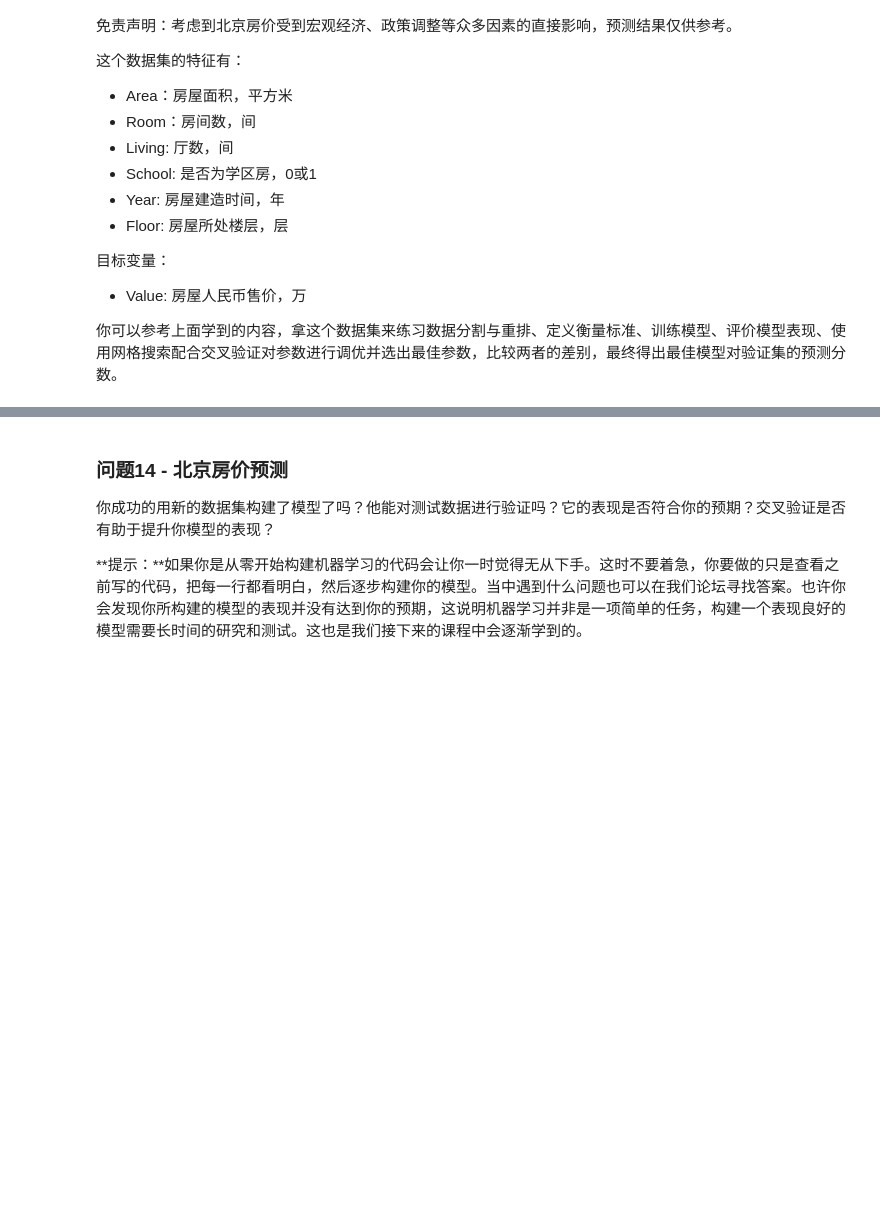
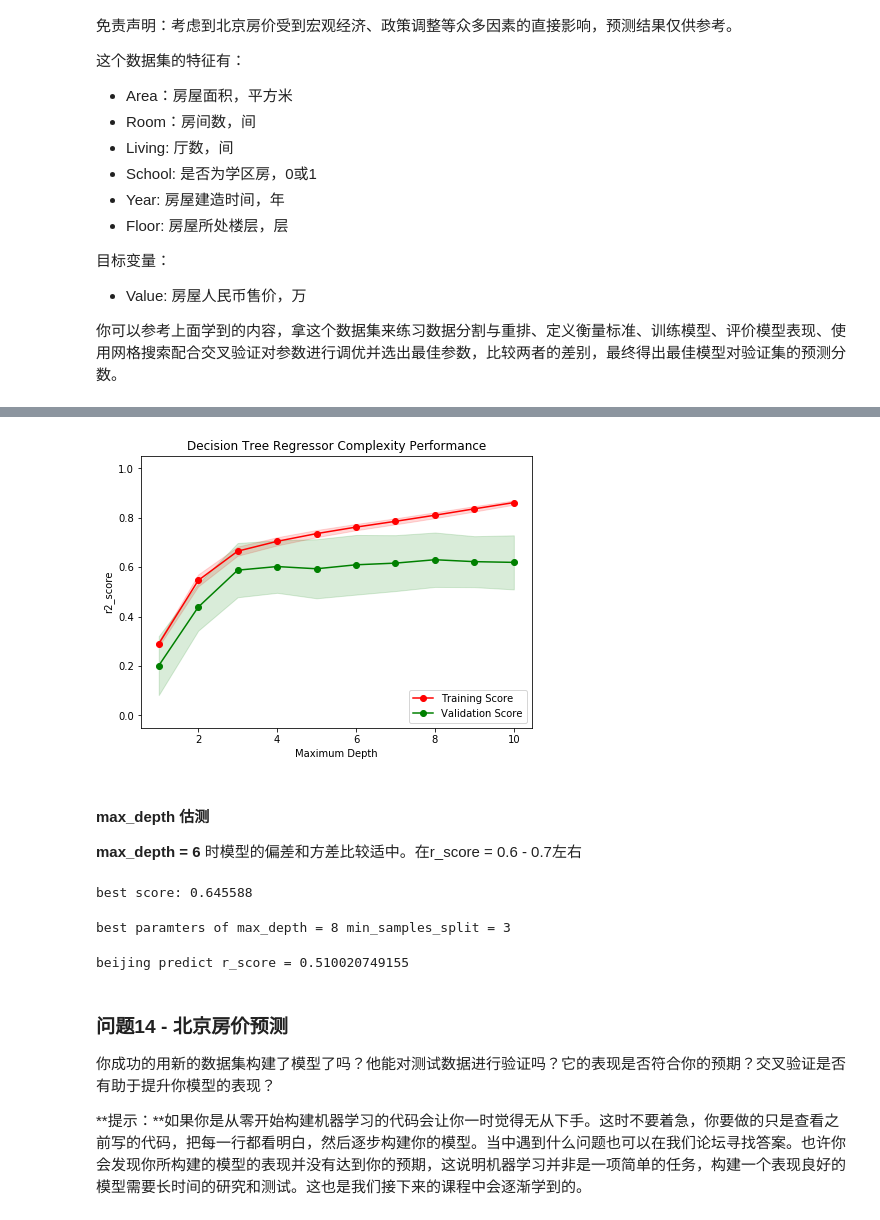
Before and after one commit to LeeZhe/machine-Learning, a Jupyter notebook: boston_housing-master/boston_housing.ipynb, the cells around one changed output, grey strips where cells are left out. Cells and saved outputs as stored; diff of their text form; code cells hidden in the pictures; blank space fills up the shorter version.

```diff
--- a/boston_housing-master/boston_housing.ipynb
+++ b/boston_housing-master/boston_housing.ipynb
@@ -512,3 +581,39 @@ vs.PredictTrials(features, prices, fit_model, client_data)
+# %%
+vs.ModelComplexity(X_train,y_train)
+# %% [output]
+[figure, added]
+# %% [markdown]
+#### max_depth 估测
+**max_depth = 6** 时模型的偏差和方差比较适中。在r_score = 0.6 - 0.7左右
+# %%
+def fit_beijing_model(X,y):
+    # user K-Fold
+    cv = KFold(n_splits=10,random_state=0)
+    # create regression
+    regression = DecisionTreeRegressor(random_state=0)
+
+    parameters = {'max_depth' : range(1,10),'min_samples_split' : range(2,50)}
+    score_fucing = make_scorer(performance_metric)
+    grid_search = GridSearchCV(regression,parameters,scoring=score_fucing,cv=cv)
+    grid_search.fit(X,y)
+    print 'best score: %f' %grid_search.best_score_
+    return grid_search.best_estimator_
+
+reg = fit_beijing_model(X_train,y_train)
+# %% [output]
+best score: 0.645588
+# %%
+print 'best paramters of max_depth = {0} min_samples_split = {1}'.format(reg.get_params()\
+                                                                         ['max_depth'],\
+                                                                  reg.get_params()\
+                                                                         ['min_samples_split'])
+# %% [output]
+best paramters of max_depth = 8 min_samples_split = 3
+# %%
+predictions = reg.predict(X_test)
+print 'beijing predict r_score =',performance_metric2(y_test,predictions)
+# %% [output]
+beijing predict r_score = 0.510020749155
 # %% [markdown]
 ### 问题14 - 北京房价预测
 你成功的用新的数据集构建了模型了吗？他能对测试数据进行验证吗？它的表现是否符合你的预期？交叉验证是否有助于提升你模型的表现？
```
Also changed, not shown: parts of 23 cells of this notebook.
